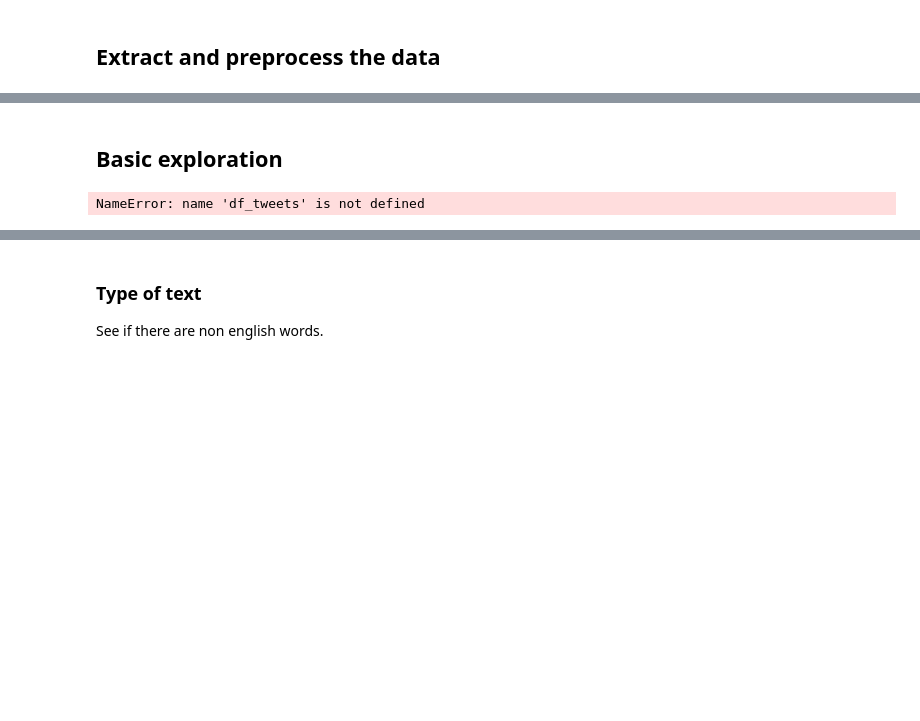
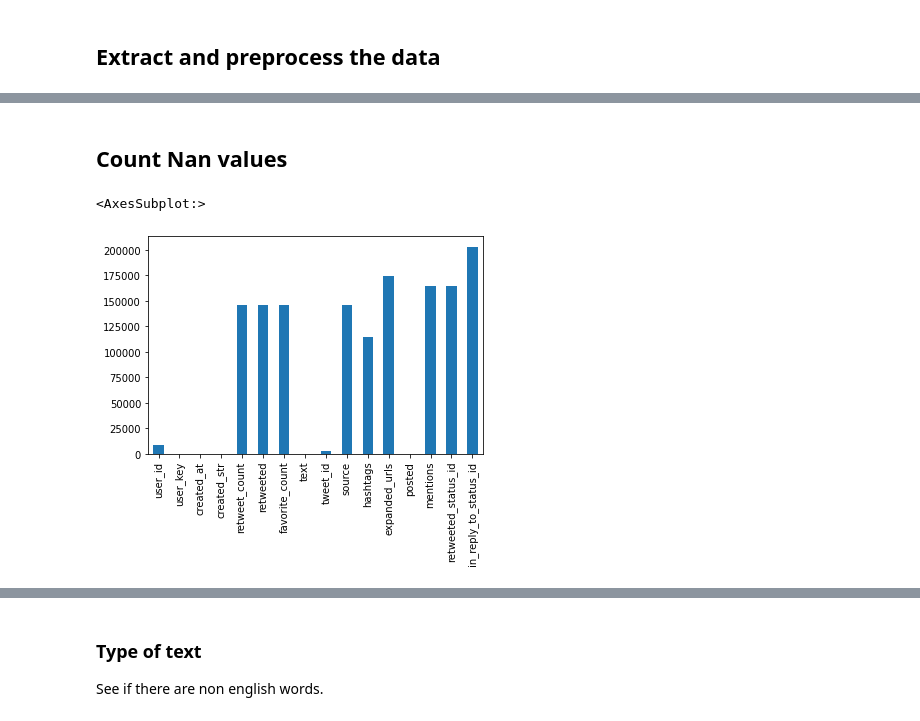
Before and after one commit to fawolfmann/fake_russian_tweets, a Jupyter notebook: EDA.ipynb, the cells around one changed output, grey strips where cells are left out. Saved outputs shown, nothing was run; the diff lists cells and outputs as text; code cells hidden in the pictures; blank space fills up the shorter version.

```diff
--- a/EDA.ipynb
+++ b/EDA.ipynb
@@ -14,10 +31,10 @@ df_users = pd.read_csv("")
-# %% [markdown]
-## Basic exploration
-# %%
-## Look for nans, empty lists
-## unique values
-## Amount of tweets per user
-## Rate of tweets per user
-df_tweets
-# %% [output]
-NameError: name 'df_tweets' is not defined
+# %%
+df_tweets = pd.read_csv("http://nodeassets.nbcnews.com/russian-twitter-trolls/tweets.csv", na_values="[]")
+df_users = pd.read_csv("http://nodeassets.nbcnews.com/russian-twitter-trolls/users.csv", na_values="[]")
+# %% [markdown]
+## Count Nan values
+# %%
+df_tweets.isna().sum().plot.bar()
+# %% [output]
+<AxesSubplot:>
+[figure, added]
```
Also changed, not shown: parts of 23 cells of this notebook.
